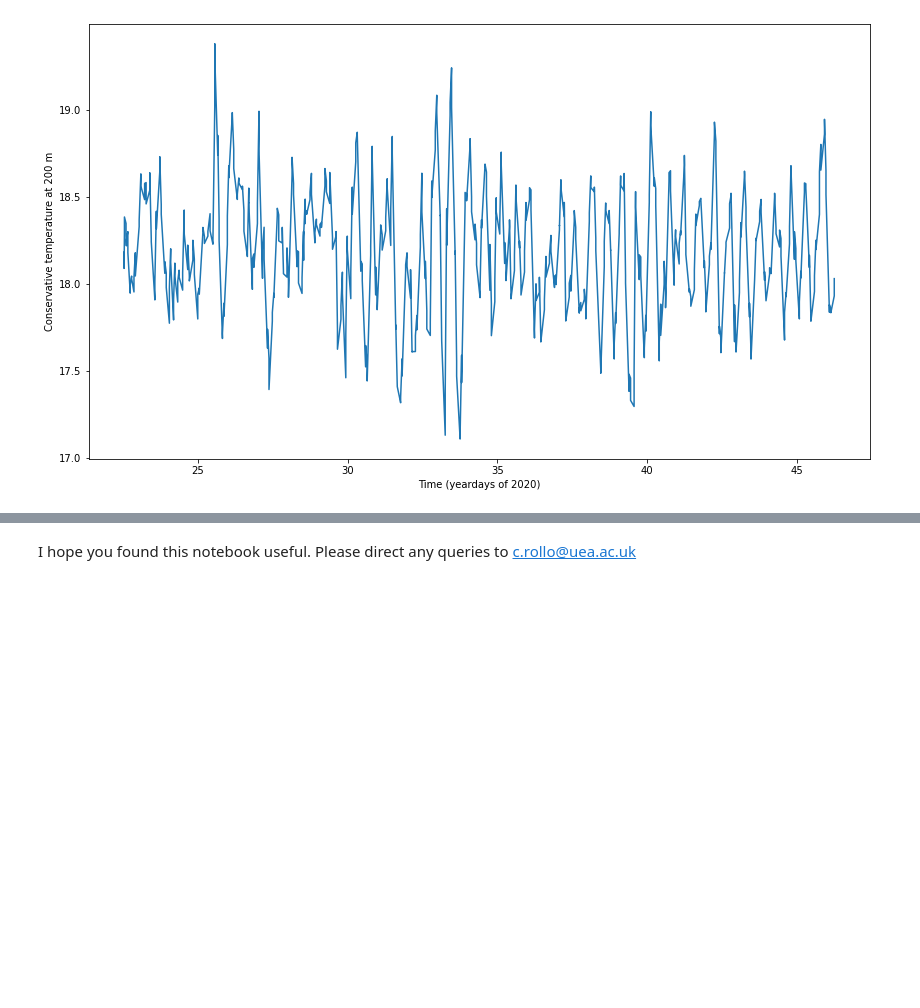
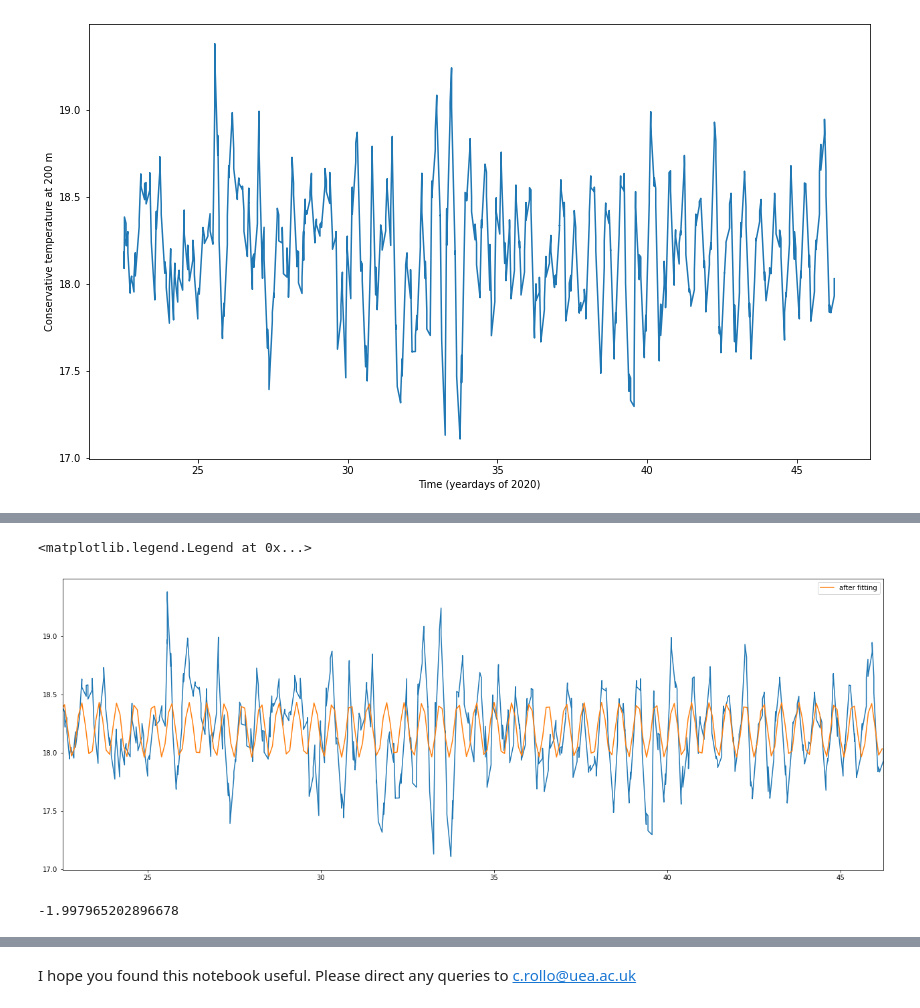
Before and after one commit to callumrollo/quick_tidal_analysis, a Jupyter notebook: Explore.ipynb, the cells around one changed output, grey strips where cells are left out. Cells and saved outputs as stored; diff of their text form; code cells hidden in the pictures; blank space fills up the shorter version.

Commit message:
Starting least squares regression

```diff
--- a/Explore.ipynb
+++ b/Explore.ipynb
@@ -61,0 +114,38 @@ def tidal_analysis(t, x, T=(12.4206), detrend=True):
+# %%
+data = df.temp_200m
+t = df.time_yday.values
+
+guess_mean = np.mean(data)
+guess_std = 3*np.std(data)/(2**0.5)/(2**0.5)
+guess_phase = 0
+guess_freq = 12
+guess_amp = 1
+
+# we'll use this to plot our first estimate. This might already be good enough for you
+data_first_guess = guess_std*np.sin(t*guess_freq+guess_phase) + guess_mean
+
+# Define the function to optimize, in this case, we want to minimize the difference
+# between the actual data and our "guessed" parameters
+optimize_func = lambda x: x[0]*np.sin(x[1]*t+x[2]) + x[3] - data
+est_amp, est_freq, est_phase, est_mean = leastsq(optimize_func, [guess_amp, guess_freq, guess_phase, guess_mean])[0]
+
+# recreate the fitted curve using the optimized parameters
+data_fit = est_amp*np.sin(est_freq*t+est_phase) + est_mean
+
+# recreate the fitted curve using the optimized parameters
+
+fine_t = np.arange(0,max(t),0.1)
+data_fit=est_amp*np.sin(est_freq*fine_t+est_phase)+est_mean
+fig, ax = plt.subplots(figsize=(22,8))
+ax.plot(t, data,)
+#ax.plot(t, data_first_guess, label='first guess')
+ax.plot(fine_t, data_fit, label='after fitting')
+ax.set(xlim=[t[0], t[-1]])
+ax.legend()
+# %% [output]
+<matplotlib.legend.Legend at 0x...>
+[figure, added]
+# %%
+est_phase + np.pi
+# %% [output]
+-1.997965202896678
```
Also changed, not shown: parts of 7 cells of this notebook.
